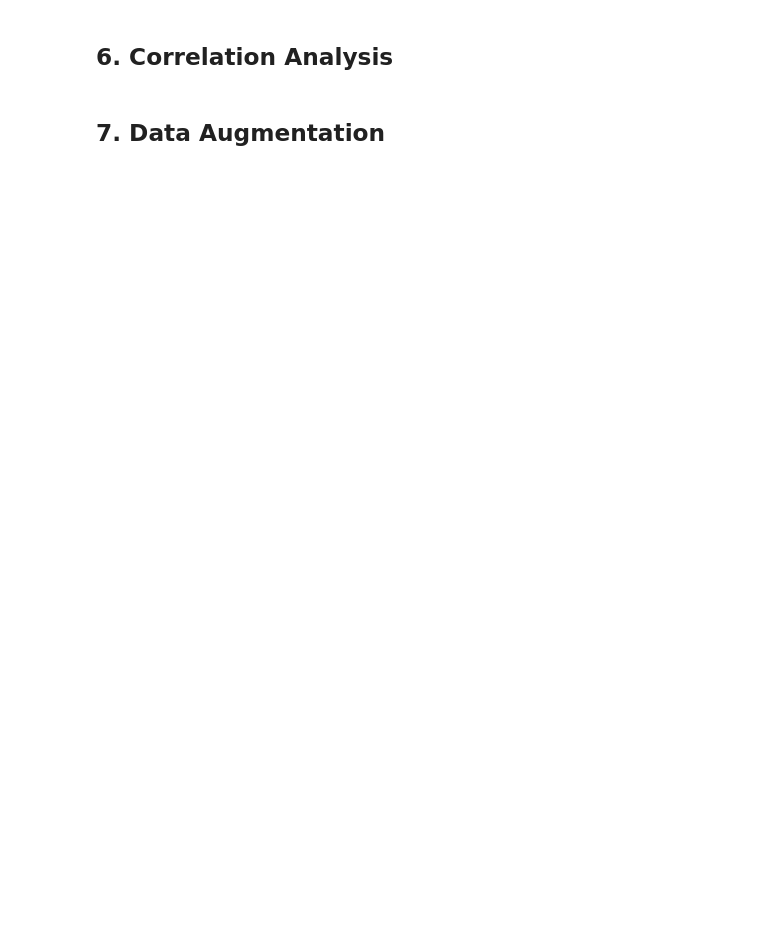
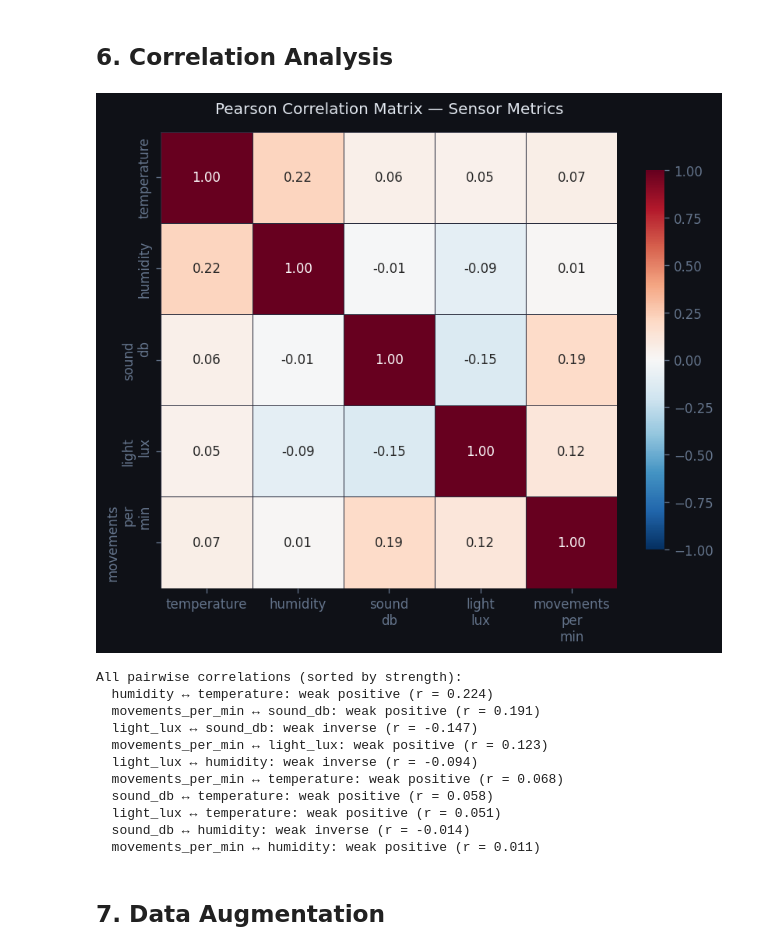
Before and after one commit to Bikaze/studyspace-iot, a Jupyter notebook: analysis/studyspace_analysis.ipynb, the cells around one changed output. Drawn from its saved outputs; the diff is of its cells as text; code cells hidden in the pictures; blank space fills up the shorter version.

```diff
--- a/analysis/studyspace_analysis.ipynb
+++ b/analysis/studyspace_analysis.ipynb
@@ -170,37 +218,55 @@ plt.show()
 # %% [markdown]
 ## 6. Correlation Analysis
 # %%
-# Pearson correlation matrix between the five sensor metrics.
-# Pearson r measures linear co-movement: r=+1 perfect positive, r=-1 perfect inverse.
-# We use raw (non-normalised) values because Pearson r is scale-invariant.
-
 corr_matrix = df[FEATURE_COLS].corr(method='pearson')
 
 fig, ax = plt.subplots(figsize=(7, 6))
 mask = np.zeros_like(corr_matrix, dtype=bool)
-mask[np.triu_indices_from(mask, k=1)] = True   # show lower triangle only
+mask[np.triu_indices_from(mask, k=1)] = True
 
 sns.heatmap(
     corr_matrix, annot=True, fmt='.2f', cmap='RdBu_r',
     vmin=-1, vmax=1, center=0,
     linewidths=0.5, linecolor='#2a2d3e',
     ax=ax, square=True, cbar_kws={'shrink': 0.8},
     xticklabels=[c.replace('_', '\n') for c in FEATURE_COLS],
     yticklabels=[c.replace('_', '\n') for c in FEATURE_COLS],
 )
 ax.set_title('Pearson Correlation Matrix — Sensor Metrics', pad=14)
 plt.tight_layout()
 plt.show()
 
-print('\nKey observations:')
+print('\nAll pairwise correlations (sorted by strength):')
+pairs = []
 for i, c1 in enumerate(FEATURE_COLS):
     for j, c2 in enumerate(FEATURE_COLS):
         if j >= i: continue
         r = corr_matrix.loc[c1, c2]
-        if abs(r) > 0.4:
-            strength = 'strong' if abs(r) > 0.7 else 'moderate'
-            direction = 'positive' if r > 0 else 'inverse'
-            print(f'  {c1} ↔ {c2}: {strength} {direction} (r = {r:.3f})')
+        if abs(r) > 0.7:
+            strength = 'STRONG'
+        elif abs(r) > 0.4:
+            strength = 'moderate'
+        else:
+            strength = 'weak'
+        direction = 'positive' if r > 0 else 'inverse'
+        pairs.append((abs(r), c1, c2, r, strength, direction))
+
+pairs.sort(reverse=True)
+for _, c1, c2, r, strength, direction in pairs:
+    print(f'  {c1} ↔ {c2}: {strength} {direction} (r = {r:.3f})')
+# %% [output]
+[figure, added]
+All pairwise correlations (sorted by strength):
+  humidity ↔ temperature: weak positive (r = 0.224)
+  movements_per_min ↔ sound_db: weak positive (r = 0.191)
+  light_lux ↔ sound_db: weak inverse (r = -0.147)
+  movements_per_min ↔ light_lux: weak positive (r = 0.123)
+  light_lux ↔ humidity: weak inverse (r = -0.094)
+  movements_per_min ↔ temperature: weak positive (r = 0.068)
+  sound_db ↔ temperature: weak positive (r = 0.058)
+  light_lux ↔ temperature: weak positive (r = 0.051)
+  sound_db ↔ humidity: weak inverse (r = -0.014)
+  movements_per_min ↔ humidity: weak positive (r = 0.011)
 # %% [markdown]
 ## 7. Data Augmentation
 # %%
```
Also changed, not shown: parts of 21 cells of this notebook, 3 other files.
